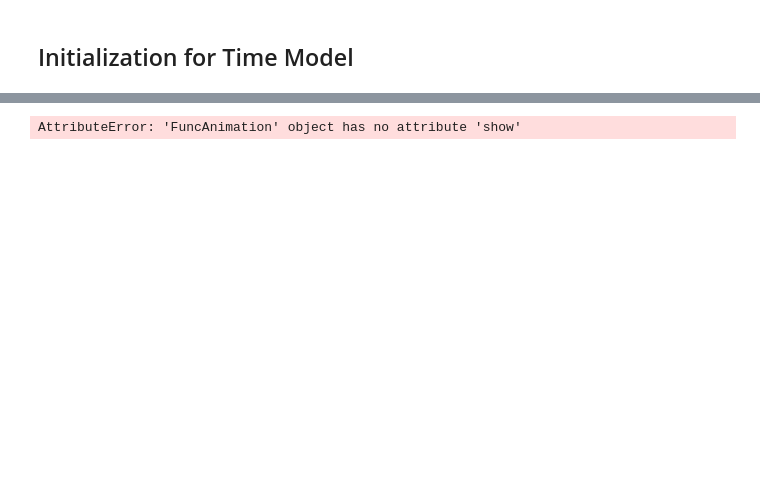
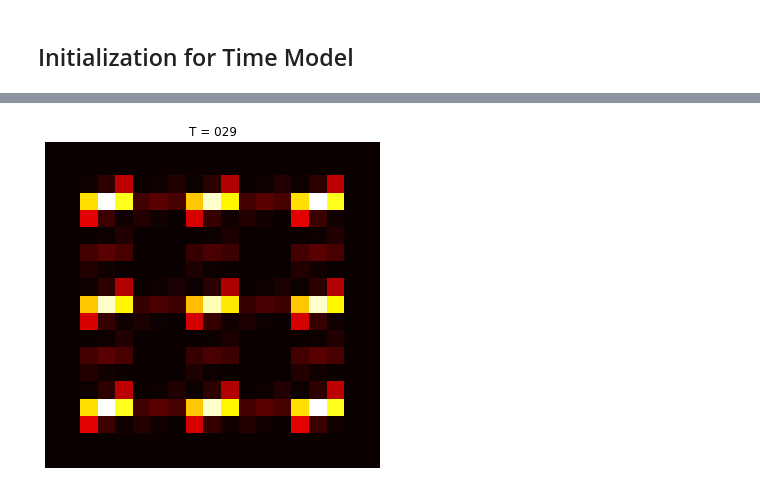
Before and after one commit to Readilyield/NormalizationEffect, a Jupyter notebook: jupyternotes/MacroMicroGrid.ipynb, the cells around one changed output, grey strips where cells are left out. Drawn from its saved outputs; the diff is of its cells as text; code cells hidden in the pictures; blank space fills up the shorter version.

```diff
--- a/jupyternotes/MacroMicroGrid.ipynb
+++ b/jupyternotes/MacroMicroGrid.ipynb
@@ -260,7 +315,7 @@ def GetRes(nodes, neurons, stimu, Grid, micro = 1):
         res[i] = NrnResponse(neurons[i], stimu, Grid)
     return res
 
-def WeightRes(nodes, neurons, responses, micro = 1):
+def WeightRes(nodes, neurons, responses, micro = 1, radius=0.5):
     '''Obtain weighted-sum response for all neurons
     Extract weights for each neuron: weight
     Compute weighted sum: res'''
@@ -271,11 +326,11 @@ def WeightRes(nodes, neurons, responses, micro = 1):
         target = neurons[i]
         rest_neurons = np.delete(neurons,i)
         rest_res = np.delete(responses,i)
-        weight = CircularRFwt(target, rest_neurons)
+        weight = CircularRFwt(target, rest_neurons, radius=radius)
         res[i] = WtResponse(rest_res, weight)
     return res
 
-def NormalizeRes(nodes, neurons, responses, z, micro = 1):
+def NormalizeRes(nodes, neurons, responses, z, micro = 1, **kwargs):
     '''Normalization step1:
     Extract single neuron response: i_tar
     Extract pooled neurons weighted responses: i_pool'''
@@ -286,7 +341,7 @@ def NormalizeRes(nodes, neurons, responses, z, micro = 1):
     for i in range(len(res)):
         i_pool = z[i]
         i_tar = responses[i]
-        res[i] = NormalizedR(i_tar, i_pool)
+        res[i] = NormalizedR(i_tar, i_pool, **kwargs)
     return res
 
 def NormalizedR(ini, ini_m, gamma = 1, sigma = 0, exp = 1):
@@ -348,10 +403,14 @@ Xspace, Yspace, neurons, Grid = MicroInitialization(6, 3)
 # %%
 ### Iteration in time model ver.1.2 ###
 
-def TimeModelwithMicro(number, total, time_off, micro = 1):
+def TimeModelwithMicro(number, total, time_off,
+                       micro = 1, radius=0.5,
+                       stim_x=0, stim_y=0, stim_theta=np.pi/2,
+                       gamma = 1, sigma = 0, exp = 1,
+                      ):
     T = total
     nodes = number
-    Sti = MyPtStm(0, 0, np.pi/2) #initial point stimulus
+    Sti = MyPtStm(stim_x, stim_y, stim_theta) #initial point stimulus
     S_t = []
     T_on = 0; T_off = time_off
     for i in range(T):
@@ -361,31 +420,31 @@ def TimeModelwithMicro(number, total, time_off, micro = 1):
             S_t.append(0)
     #initialization here
     Xspace, Yspace, neurons, Grid = MicroInitialization(nodes,
-                                                    micro = 3)
+                                                    micro = micro)
     X = []
     Y = []
 
     if S_t[0] != 0:
         X.append(GetRes(nodes, neurons, S_t[0], Grid, micro))
-        z = WeightRes(nodes, neurons, X[0], micro)
+        z = WeightRes(nodes, neurons, X[0], micro, radius=radius)
     else:
         X.append(np.zeros(nodes**2*(micro**2))) #new
         z = 0
-    Y.append(NormalizeRes(nodes, neurons, X[0], z, micro))
+    Y.append(NormalizeRes(nodes, neurons, X[0], z, micro, gamma=gamma, sigma=sigma, exp=exp))
     for i in range(1,T):
         if S_t[i] != 0:
             X.append(GetRes(nodes, neurons, S_t[i], Grid, micro))
-            z =  WeightRes(nodes, neurons, X[i]+Y[i-1], micro) #update
+            z =  WeightRes(nodes, neurons, X[i]+Y[i-1], micro, radius=radius) #update
         else:
             X.append(np.zeros(nodes**2*(micro**2))) #new
-            z = WeightRes(nodes, neurons, Y[i-1], micro)
-        Y.append(NormalizeRes(nodes, neurons, Y[i-1]+X[i], z, micro)) #update
+            z = WeightRes(nodes, neurons, Y[i-1], micro, radius=radius)
+        Y.append(NormalizeRes(nodes, neurons, Y[i-1]+X[i], z, micro, gamma=gamma, sigma=sigma, exp=exp)) #update
 
 
     return Xspace, Yspace, Y, X
 # %%
-def run(n, t_total, t_off):
-    Xspace, Yspace, Y, X = TimeModelwithMicro(n, t_total, t_off, micro = 3)
+def run(n, t_total, t_off, **kwargs):
+    Xspace, Yspace, Y, X = TimeModelwithMicro(n, t_total, t_off, **kwargs)
     Xind, Yind, GbX, GbY = getGlobalAxis(Xspace, Yspace)
     Xleft = Xind[0]; Xright = Xind[1];
     Yleft = Yind[0]; Yright = Yind[1];
@@ -403,0 +461,6 @@ GbX, GbY, MatrixY, Y = run(5, 30, 5)
+# %%
+GbX, GbY, MatrixY, Y = run(4, 30, 10,
+                            micro = 3, radius=1,
+                            stim_x=0.75, stim_y=0, stim_theta=np.pi/2,
+                            gamma = 1, sigma = 1, exp = 2,
+                          )
@@ -404,5 +498,5 @@ GbX, GbY, MatrixY, Y = run(5, 30, 5)
 # %%
-%matplotlib notebook
+%matplotlib inline
 def getAnimation(Xspace, Yspace, MatrixY, flag):
 
 
@@ -422,8 +516,8 @@ def getAnimation(Xspace, Yspace, MatrixY, flag):
     ani =  matplotlib.animation.FuncAnimation(fig,animate,frames=fr,
                                               interval=200,blit=False)
 
-    #ani.save('testtt.gif',  writer='pillow', fps=10)
-    ani.show()
+    ani.save('testtt.gif',  writer='pillow', fps=10)
+#     ani.show()
 
 getAnimation(GbX, GbY, MatrixY, 2)
 # %% [output]
@@ -432 +524 @@ getAnimation(GbX, GbY, MatrixY, 2)
-AttributeError: 'FuncAnimation' object has no attribute 'show'
+[figure, added]
```
Also changed, not shown: parts of 9 cells of this notebook.
